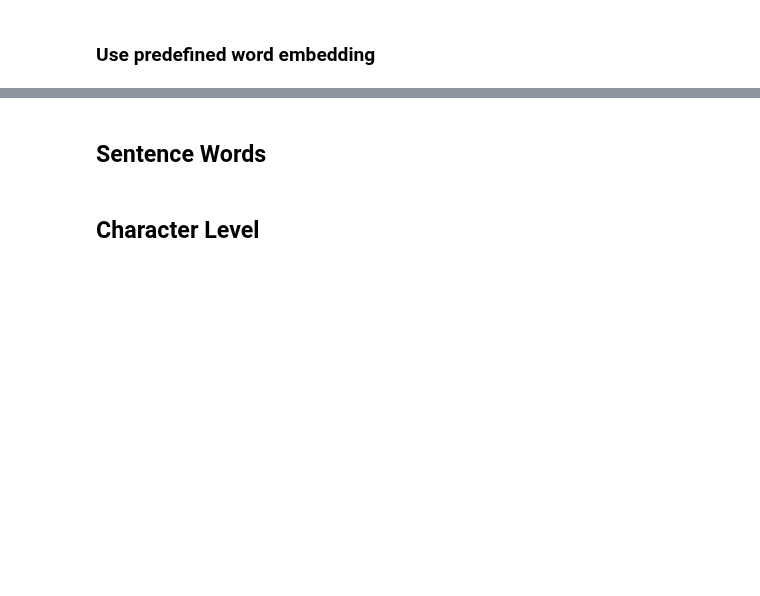
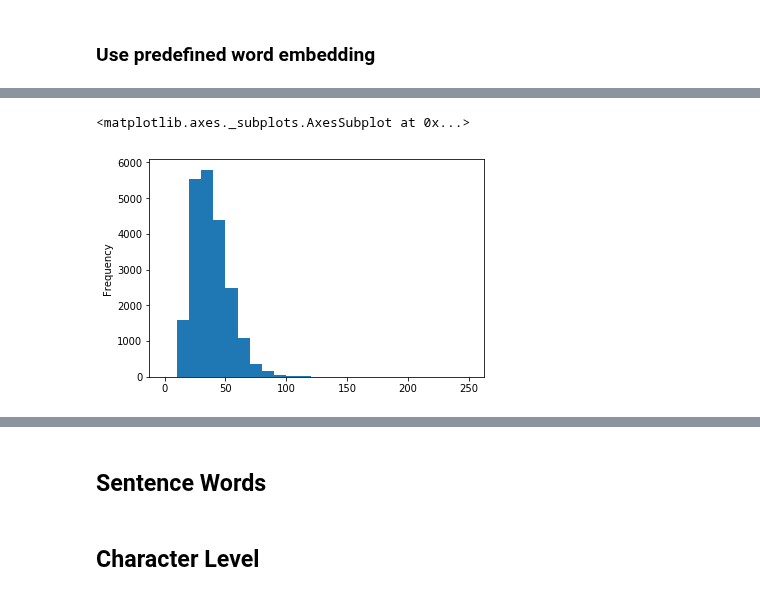
Before and after one commit to PaulOpu/TS_LossFunction, a Jupyter notebook: code/Opuchlich_Attention_Based_NN.ipynb, the cells around one changed output, grey strips where cells are left out. Cells and saved outputs as stored; diff of their text form; code cells hidden in the pictures; blank space fills up the shorter version.

```diff
--- a/code/Opuchlich_Attention_Based_NN.ipynb
+++ b/code/Opuchlich_Attention_Based_NN.ipynb
@@ -200,0 +258,7 @@ def vetorize_tokens(tok_text,word2vec_model):
+# %%
+sent_lens = df.apply(lambda x: [len(sent) for sent in x["embed"]],axis=1)
+max_sent_len = sent_lens.apply(lambda x: np.max(x))
+max_sent_len.plot.hist(bins=range(0,260,10))
+# %% [output]
+<matplotlib.axes._subplots.AxesSubplot at 0x...>
+[figure, added]
```
Also changed, not shown: parts of 42 cells of this notebook.
